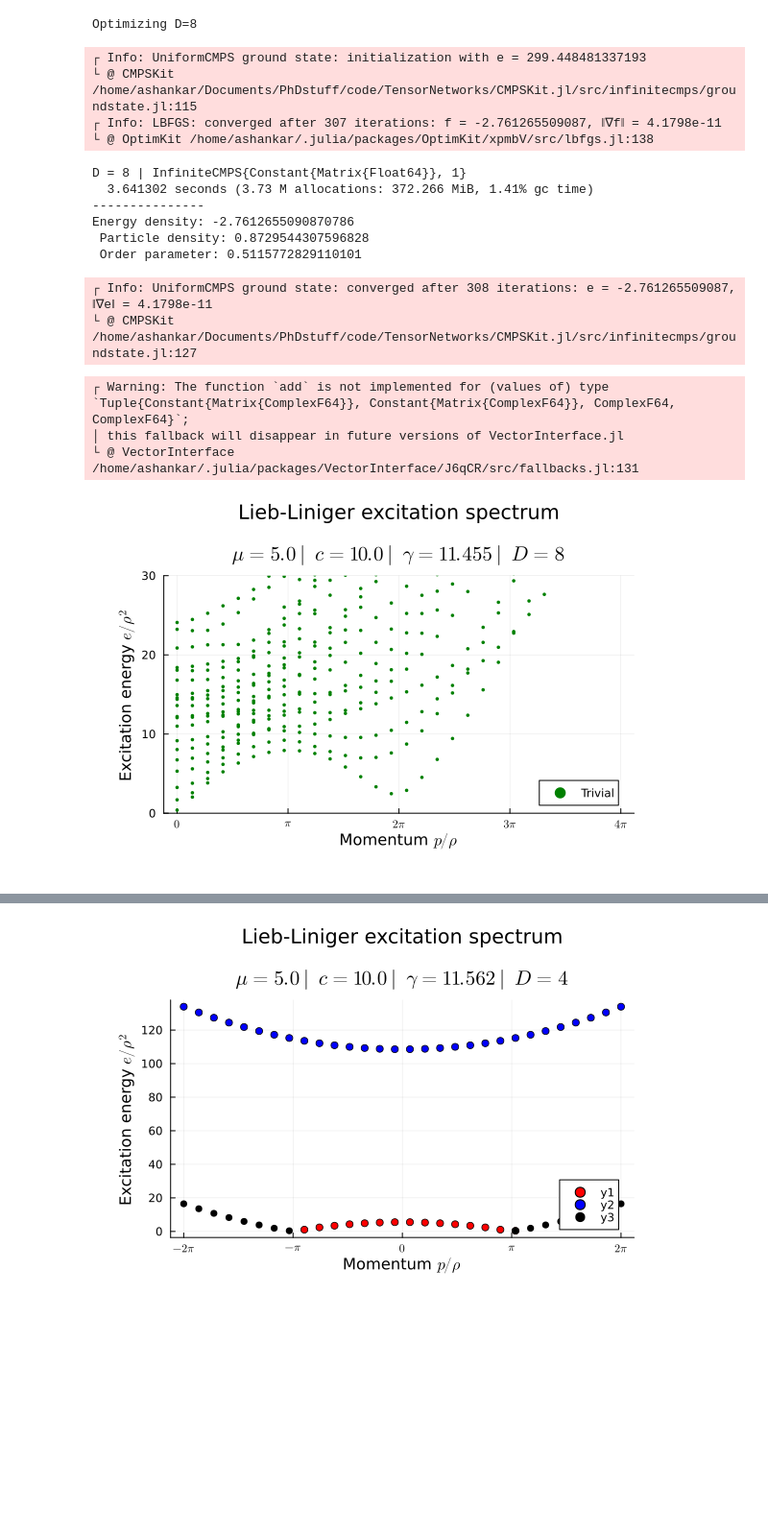
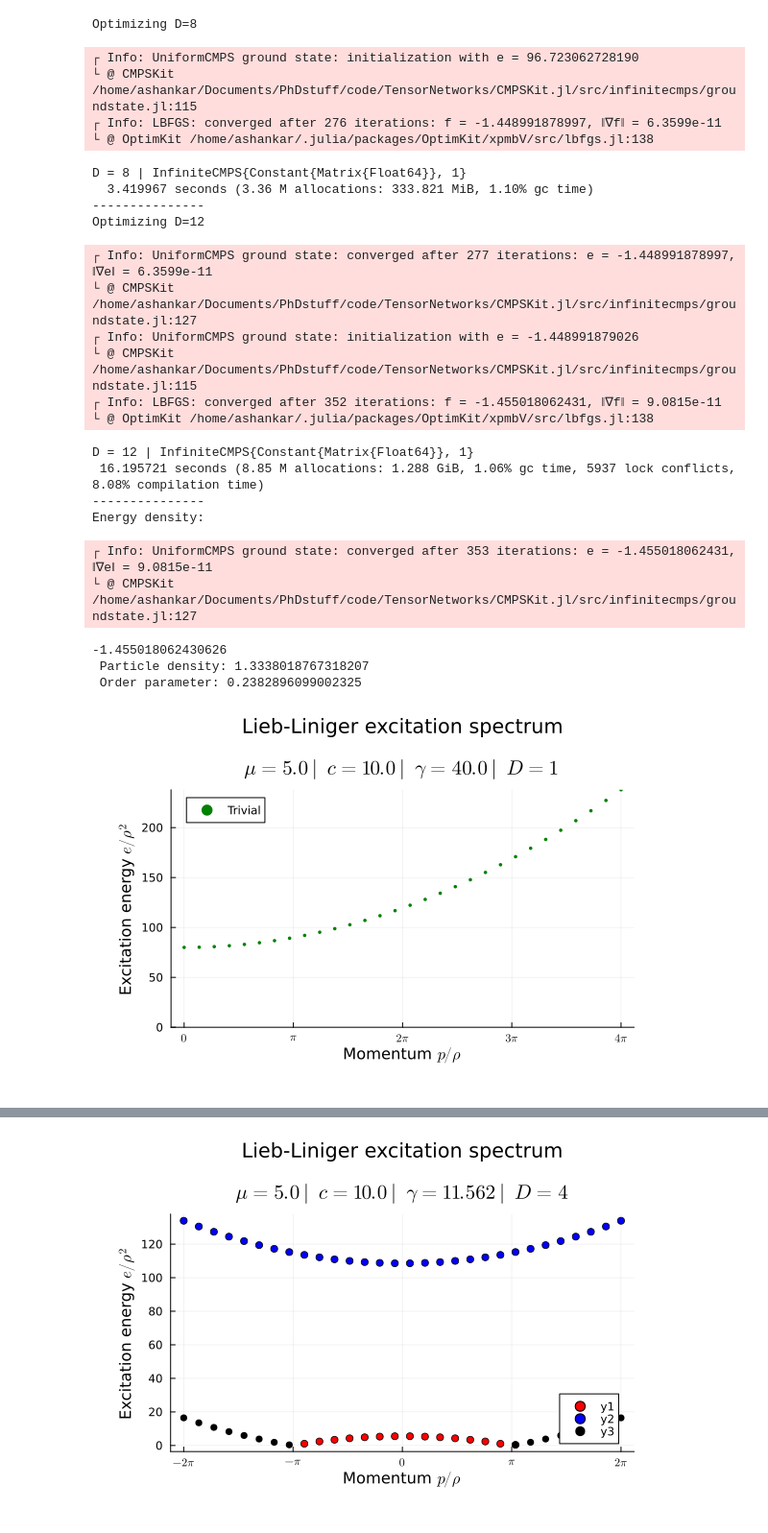
Before and after one commit to 20akshay00/CMPSExcitations, a Jupyter notebook: notebooks/lieb-liniger/lieb-liniger-excitations.ipynb, the cells around one changed output, grey strips where cells are left out. Shown: that part at 96% size. Cells and saved outputs as stored; diff of their text form; code cells hidden in the pictures; blank space fills up the shorter version.

```diff
--- a/notebooks/lieb-liniger/lieb-liniger-excitations.ipynb
+++ b/notebooks/lieb-liniger/lieb-liniger-excitations.ipynb
@@ -9,12 +9,12 @@ k̂ = ∂ψ̂' * ∂ψ̂; # kinetic energy density operator
 
 H(; c, μ) = ∫(k̂ - μ * n̂ + c * û, (-Inf, +Inf));
 # %%
-c, μ = 10., 5.
+c, μ = 1., 2.
 tol = 1e-10
 hamiltonian = H(c=c, μ=μ)
 hamiltonian_density = CMPSKit.density(hamiltonian)
 
-Ds = [8]
+Ds = [8, 12]
 state = find_groundstate(Ds, hamiltonian, InfiniteCMPS, optalg=LBFGS(80; verbosity=1, maxiter=7000, gradtol=tol), gradtol=tol)
 D = maximum(Ds)
 state.Rs[1][] ./= (state.Rs[1][][1] / norm(state.Rs[1][][1])) # fix phase
@@ -23,20 +23,31 @@ state.Rs[1][] ./= (state.Rs[1][][1] / norm(state.Rs[1][][1])) # fix phase
 println("Energy density: ", expval(hamiltonian_density, state)[], "\n Particle density: ", expval(n̂, state)[], "\n Order parameter: ", expval(ψ̂, state)[])
 # %% [output]
 Optimizing D=8
-┌ Info: UniformCMPS ground state: initialization with e = 299.448481337193
+┌ Info: UniformCMPS ground state: initialization with e = 96.723062728190
 └ @ CMPSKit /home/ashankar/Documents/PhDstuff/code/TensorNetworks/CMPSKit.jl/src/infinitecmps/groundstate.jl:115
-┌ Info: LBFGS: converged after 307 iterations: f = -2.761265509087, ‖∇f‖ = 4.1798e-11
+┌ Info: LBFGS: converged after 276 iterations: f = -1.448991878997, ‖∇f‖ = 6.3599e-11
 └ @ OptimKit /home/ashankar/.julia/packages/OptimKit/xpmbV/src/lbfgs.jl:138
 D = 8 | InfiniteCMPS{Constant{Matrix{Float64}}, 1}
-  3.641302 seconds (3.73 M allocations: 372.266 MiB, 1.41% gc time)
+  3.419967 seconds (3.36 M allocations: 333.821 MiB, 1.10% gc time)
 ---------------
-Energy density: -2.7612655090870786
- Particle density: 0.8729544307596828
- Order parameter: 0.5115772829110101
+Optimizing D=12
-┌ Info: UniformCMPS ground state: converged after 308 iterations: e = -2.761265509087, ‖∇e‖ = 4.1798e-11
+┌ Info: UniformCMPS ground state: converged after 277 iterations: e = -1.448991878997, ‖∇e‖ = 6.3599e-11
 └ @ CMPSKit /home/ashankar/Documents/PhDstuff/code/TensorNetworks/CMPSKit.jl/src/infinitecmps/groundstate.jl:127
+┌ Info: UniformCMPS ground state: initialization with e = -1.448991879026
+└ @ CMPSKit /home/ashankar/Documents/PhDstuff/code/TensorNetworks/CMPSKit.jl/src/infinitecmps/groundstate.jl:115
+┌ Info: LBFGS: converged after 352 iterations: f = -1.455018062431, ‖∇f‖ = 9.0815e-11
+└ @ OptimKit /home/ashankar/.julia/packages/OptimKit/xpmbV/src/lbfgs.jl:138
+D = 12 | InfiniteCMPS{Constant{Matrix{Float64}}, 1}
+ 16.195721 seconds (8.85 M allocations: 1.288 GiB, 1.06% gc time, 5937 lock conflicts, 8.08% compilation time)
+---------------
+Energy density:
+┌ Info: UniformCMPS ground state: converged after 353 iterations: e = -1.455018062431, ‖∇e‖ = 9.0815e-11
+└ @ CMPSKit /home/ashankar/Documents/PhDstuff/code/TensorNetworks/CMPSKit.jl/src/infinitecmps/groundstate.jl:127
+-1.455018062430626
+ Particle density: 1.3338018767318207
+ Order parameter: 0.2382896099002325
 # %%
-nvals = 20
+nvals = 1
 
 ps = range(0π * ρ, 4π * ρ, 30)
 trivial_spectrum = zeros(ComplexF64, length(ps), nvals);
@@ -47,13 +58,9 @@ Threads.@threads for idx in eachindex(ps)
     trivial_spectrum[idx, :] .= eigsolve(Heff, (Constant(rand(ComplexF64, size(state.Q[]))),), nvals, :SR)[1][1:nvals]
     # println("Finished $idx - $(ps[idx])")
 end
-# %% [output]
-┌ Warning: The function `add` is not implemented for (values of) type `Tuple{Constant{Matrix{ComplexF64}}, Constant{Matrix{ComplexF64}}, ComplexF64, ComplexF64}`;
-│ this fallback will disappear in future versions of VectorInterface.jl
-└ @ VectorInterface /home/ashankar/.julia/packages/VectorInterface/J6qCR/src/fallbacks.jl:131
 # %%
-scatter(ps ./ ρ, real.(trivial_spectrum) ./ ρ^2, ylims=[0, 30], lab=permutedims(["Trivial"; fill("", nvals - 1)]), ms=2, c=:green, markerstrokewidth=0)
+scatter(ps ./ ρ, real.(trivial_spectrum) ./ ρ^2, ylims=[0, Inf], lab=permutedims(["Trivial"; fill("", nvals - 1)]), ms=2, c=:green, markerstrokewidth=0)
 plot!(xtick=pitick(0, 4π, 1, mode=:latex), ylabel="Excitation energy " * L"e/\rho^2", xlabel="Momentum " * L"p/\rho", title="Lieb-Liniger excitation spectrum\n\n" * L"\mu=%$(μ) \ | \ c=%$(c) \ | \ \gamma = %$(round(c/ρ, digits=3))\ | \ D=%$(D)", margins=7Plots.mm)
 # %% [output]
-[figure, old version]
+[figure, new version]
 # %%
```
Also changed, not shown: parts of 2 cells of this notebook, 6 other files.
